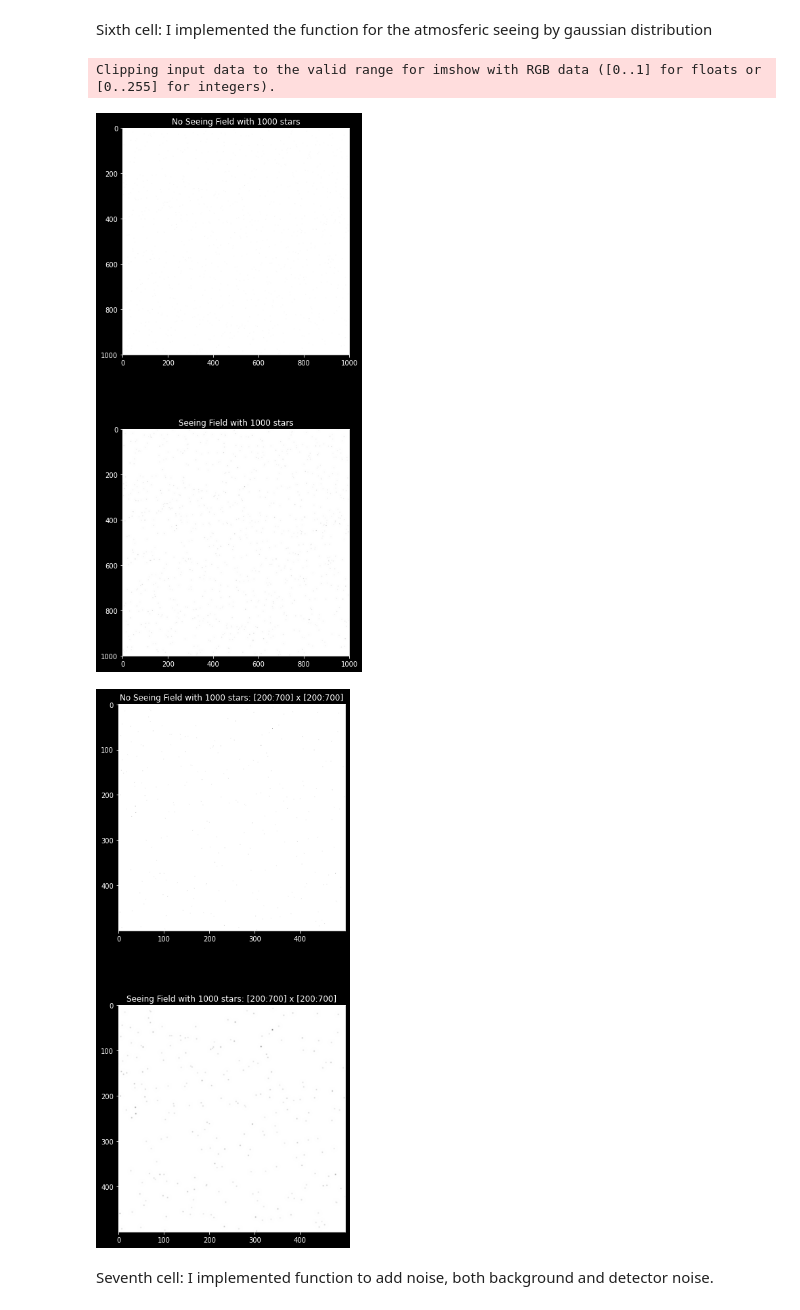
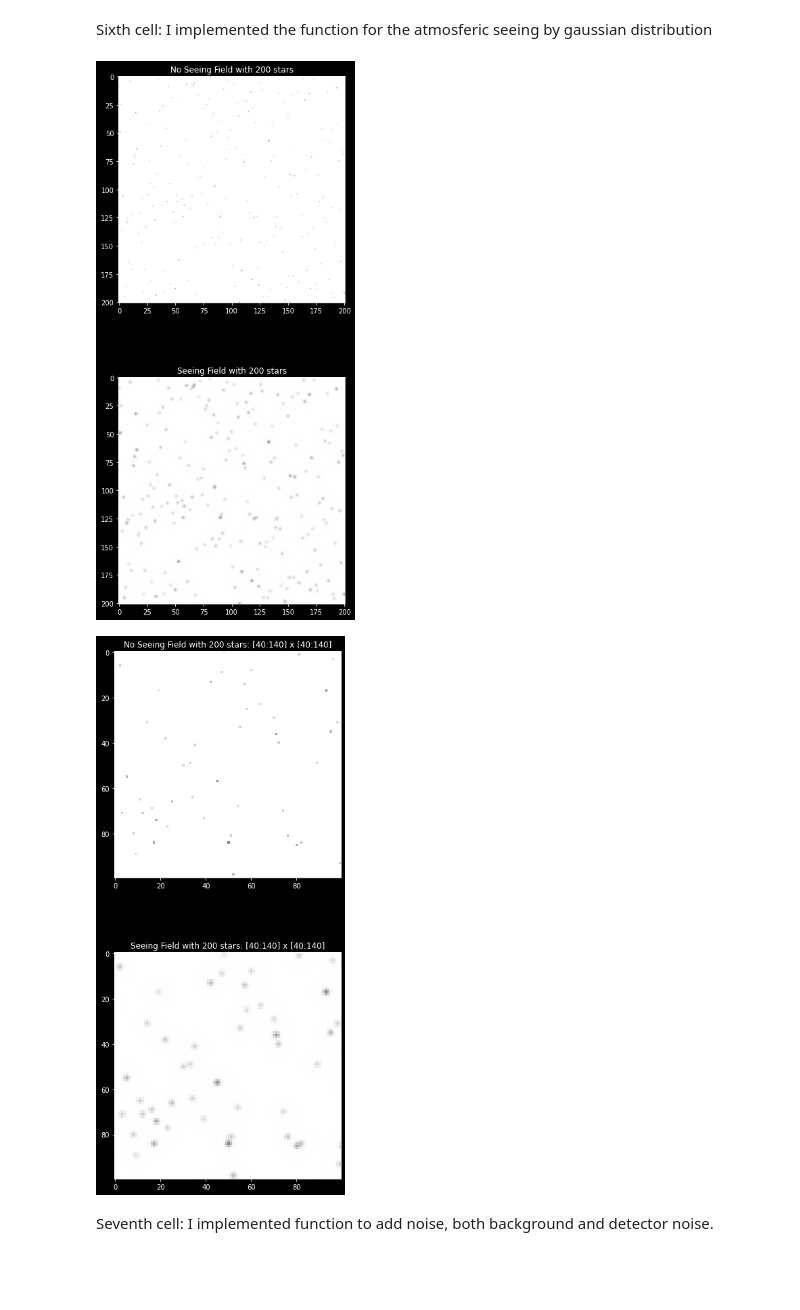
Before and after one commit to 00-berni/proj_2, a Jupyter notebook: implementation_notebook.ipynb, the cells around one changed output. Saved outputs shown, nothing was run; the diff lists cells and outputs as text; code cells hidden in the pictures; blank space fills up the shorter version.

```diff
--- a/implementation_notebook.ipynb
+++ b/implementation_notebook.ipynb
@@ -10,9 +10,9 @@ import matplotlib.pyplot as plt
 from scipy.signal import fftconvolve
 
 # dimension of the matrix
-N = int(5e2+1)
+N = int(2e2+1)
 # number of stars
-M = int(5e2)
+M = int(2e2)
 
 ## Set parameters
 alpha = 2
@@ -89,14 +94,16 @@ class star(object):
 #   It generates 2 random arrays of dimension n:
 #   one is the x coordinate array and
 #   y coordinate array of each star
-#	param	n	number of stars
+#	param	sdim	number of stars. Set to M
+#	param	dim	dimension of the field. Set to N
+#
 #
 #	return	X,Y	stars coordinate arrays
 #? I have to check this function: the condition replace=False forbids M > N
-def star_location(n):
+def star_location(sdim=M,dim=N):
 	tmp = np.random.default_rng()
-	X = tmp.choice(N, size=n)
-	Y = tmp.choice(N, size=n, replace=False)
+	X = tmp.choice(dim, size=sdim)
+	Y = tmp.choice(dim, size=sdim, replace=False)
 	return X, Y
 
 ##* Transfer function
@@ -130,11 +137,11 @@ def transfer_function(l):
 #   It adds the generated stars to the field
 #   The shape of the field matrix is discussed
 #   in the next cell
-#	param	F	field matrix [N,N,3]
+#	param	F	field matrix [dim,dim,3]
 #	param	X,Y	coordinate arrays
 #	param	l	luminosity array
 #
-# 	return	F	updated field matrix [N,N,3]
+# 	return	F	updated field matrix [dim,dim,3]
 def update_field(F,X,Y,l):
 	mag = transfer_function(l)
 	# values are saved in each color channel
@@ -150,20 +157,21 @@ Fifth cell: I implemented the initialization function to generate the masses, th
 ##* Initialization function: generation of the "perfect" sky
 #   It generates the stars and initialized the field to make
 #   the sky image without any psf and noise
-#	param	VOID
+#	param	dim	dimension of the field. Set to N
+#	param	sdim	number of stars. Set to M
 #
 #	return	F	field matrix
 #	return	S	star class obj with stars infos
-def initialize():
+def initialize(dim=N,sdim=M):
 	# generate a [N,N,3] matrix of 0s
 	# the third index is use for the RGB
-	F = np.zeros([N,N,3])
+	F = np.zeros([dim,dim,3])
 	# generate masses
 	m = generate_mass_array(IMF_min,IMF_max)
 	# set luminosities
 	L = m**beta
 	# generate stars coordinates
-	xs,ys = star_location(M)
+	xs,ys = star_location(sdim)
 	# put stars in the field
 	F = update_field(F,xs,ys,L)
 	# save stars infos
@@ -192,15 +200,15 @@ Sixth cell: I implemented the function for the atmosferic seeing by gaussian dis
 # SIXTH CELL
 ##* Gaussian matrix generator
 #   It makes a gaussian [n,n] matrix, centered in [xs,ys]
-# 	param	n	dimension of matrix field
-#	param	xs,ys	center coordinates
-#	param	sigma	the root of variance, set to 0.9
+#	param	sigma	the root of variance. Set to 0.9
+# 	param	dim	dimension of matrix field. Set to N
 #
 #	return	G[n,n]	gaussian [n,n] matrix
-def gaussian(n,xs,ys,sigma=0.9):
-	x = np.arange(n,dtype=int)
-	y = np.arange(n,dtype=int)
-	x -= xs;  y -= ys
+def gaussian(sigma=0.9,dim=N):
+	x = np.arange(dim,dtype=int)
+	y = np.arange(dim,dtype=int)
+	# shift to center of the field
+	x -= int(dim/2);  y -= int(dim/2)
 	# Gaussian function
 	G = lambda r : np.exp(-r**2/sigma**2/2)
 	# generate [n,n] matrix = G_i * G_j
@@ -222,40 +230,39 @@ def atm_seeing(f):
 	# take [n,n] matrix from the field
 	field = f_s[:,:,0]
 	# convolution with gaussian
-	field = fftconvolve(field,gaussian(n,int(n/2),int(n/2)),mode='same')
+	field = fftconvolve(field,gaussian(dim=n),mode='same')
 	# values are saved in each color channel
 	# to have grayscale
 	for i in range(3):
 		f_s[:,:,i] = field
 	return f_s
 
 # generation of the field and the stars
 F, S = initialize()
 
 ## Plot
 fig1, (img_field, img_field_seeing) = plt.subplots(2,1,figsize=(6,15))
-fig2, ( img_zoom, img_zoom_seeing)  = plt.subplots(2,1,figsize=(6,15))
+fig2, (img_zoom, img_zoom_seeing)   = plt.subplots(2,1,figsize=(6,15))
 
 img_field.imshow(1-F)
 img_field.set_title(f'No Seeing Field with {M} stars')
 img_zoom.imshow(1-F[inf:sup,inf:sup,:])
 img_zoom.set_title(f'No Seeing Field with {M} stars: [{inf}:{sup}] x [{inf}:{sup}]')
 
 # generation of the seeing image
 F_s = atm_seeing(F)
 img_field_seeing.imshow(1-F_s)
 img_field_seeing.set_title(f'Seeing Field with {M} stars')
 img_zoom_seeing.imshow(1-F_s[inf:sup,inf:sup,:])
 img_zoom_seeing.set_title(f'Seeing Field with {M} stars: [{inf}:{sup}] x [{inf}:{sup}]')
 
 fig1.savefig('./Pictures/field.png')
 fig2.savefig('./Pictures/zoom.png')
 
 plt.show()
 # %% [output]
-Clipping input data to the valid range for imshow with RGB data ([0..1] for floats or [0..255] for integers).
-[figure, old version]
+[figure, new version]
-[figure, old version]
+[figure, new version]
 # %% [markdown]
 Seventh cell: I implemented function to add noise, both background and detector noise.
 # %%
```
Also changed, not shown: parts of 5 cells of this notebook.
